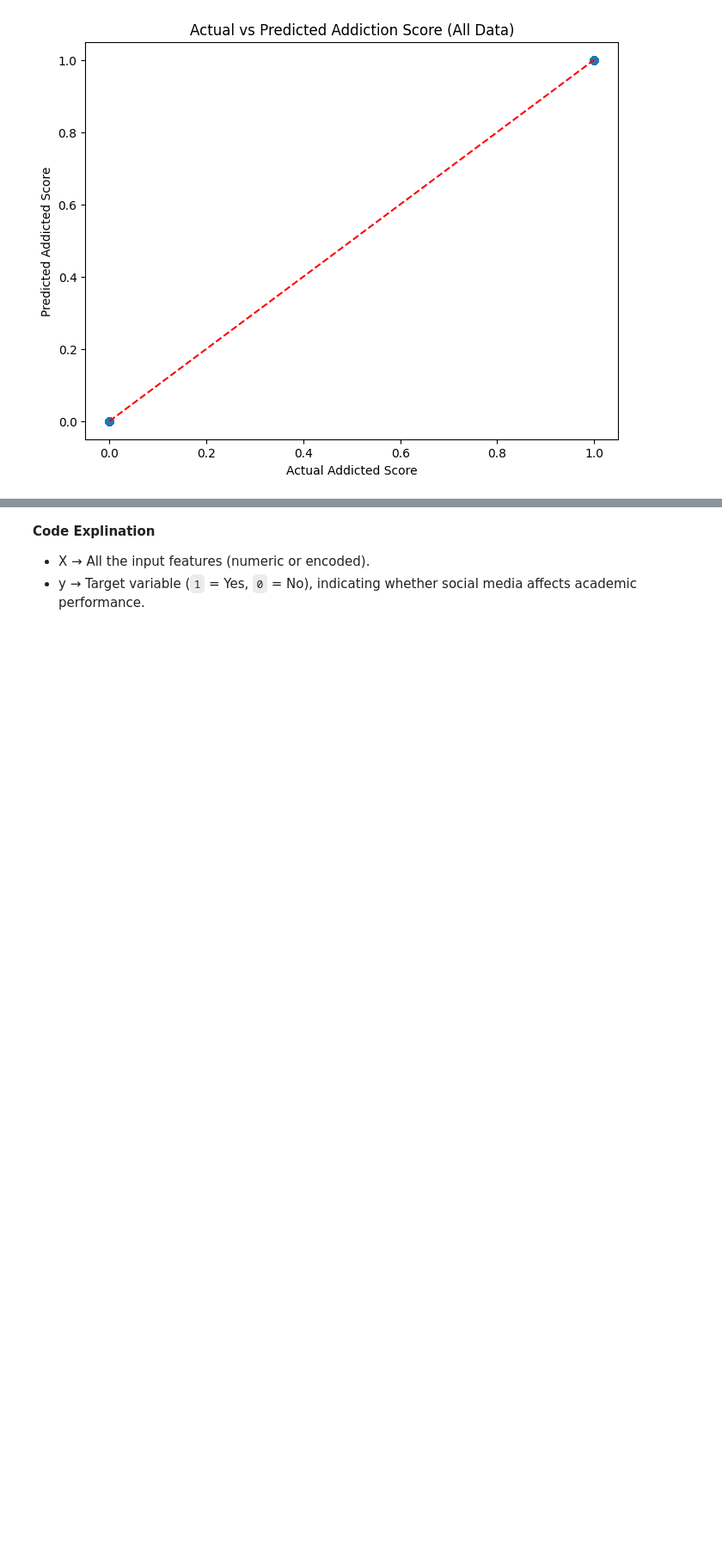
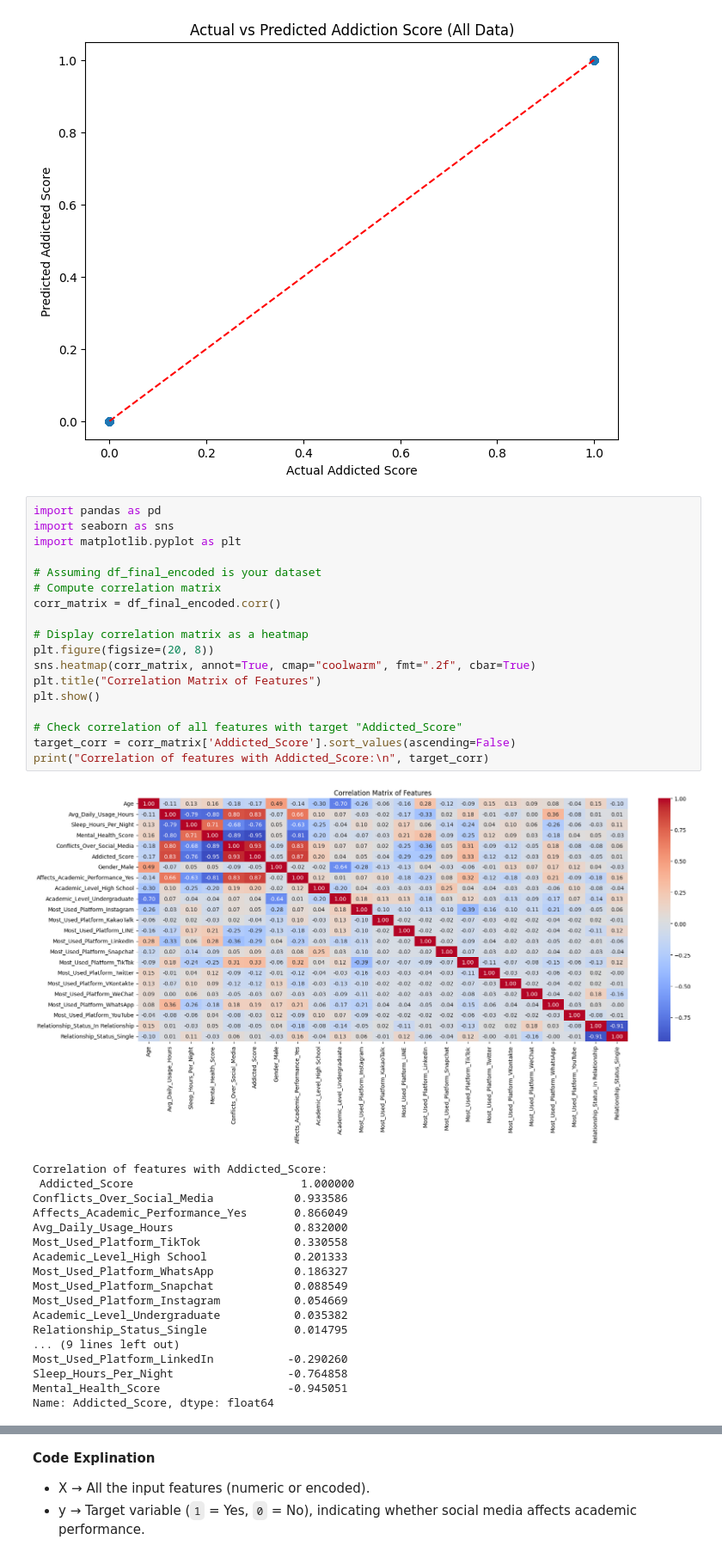
Before and after one commit to AaditiG1/Students-Social-Media-Addiction, a Jupyter notebook: SocialMediaAddiction.ipynb, the cells around one changed output, grey strips where cells are left out. Shown at 86% size. Cells and saved outputs as stored; diff of their text form; blank space fills up the shorter version.

```diff
--- a/SocialMediaAddiction.ipynb
+++ b/SocialMediaAddiction.ipynb
@@ -1282,4 +1294,41 @@ Average RMSE: 0.000
 R² Scores per fold: [1. 1. 1. 1. 1.]
 Average R²: 1.000
 [figure]
+# %%
+import pandas as pd
+import seaborn as sns
+import matplotlib.pyplot as plt
+
+# Assuming df_final_encoded is your dataset
+# Compute correlation matrix
+corr_matrix = df_final_encoded.corr()
+
+# Display correlation matrix as a heatmap
+plt.figure(figsize=(20, 8))
+sns.heatmap(corr_matrix, annot=True, cmap="coolwarm", fmt=".2f", cbar=True)
+plt.title("Correlation Matrix of Features")
+plt.show()
+
+# Check correlation of all features with target "Addicted_Score"
+target_corr = corr_matrix['Addicted_Score'].sort_values(ascending=False)
+print("Correlation of features with Addicted_Score:\n", target_corr)
+# %% [output]
+[figure, added]
+Correlation of features with Addicted_Score:
+ Addicted_Score                         1.000000
+Conflicts_Over_Social_Media            0.933586
+Affects_Academic_Performance_Yes       0.866049
+Avg_Daily_Usage_Hours                  0.832000
+Most_Used_Platform_TikTok              0.330558
+Academic_Level_High School             0.201333
+Most_Used_Platform_WhatsApp            0.186327
+Most_Used_Platform_Snapchat            0.088549
+Most_Used_Platform_Instagram           0.054669
+Academic_Level_Undergraduate           0.035382
+Relationship_Status_Single             0.014795
+... (9 lines left out)
+Most_Used_Platform_LinkedIn           -0.290260
+Sleep_Hours_Per_Night                 -0.764858
+Mental_Health_Score                   -0.945051
+Name: Addicted_Score, dtype: float64
 # %%
```
Also changed, not shown: parts of 52 cells of this notebook.
